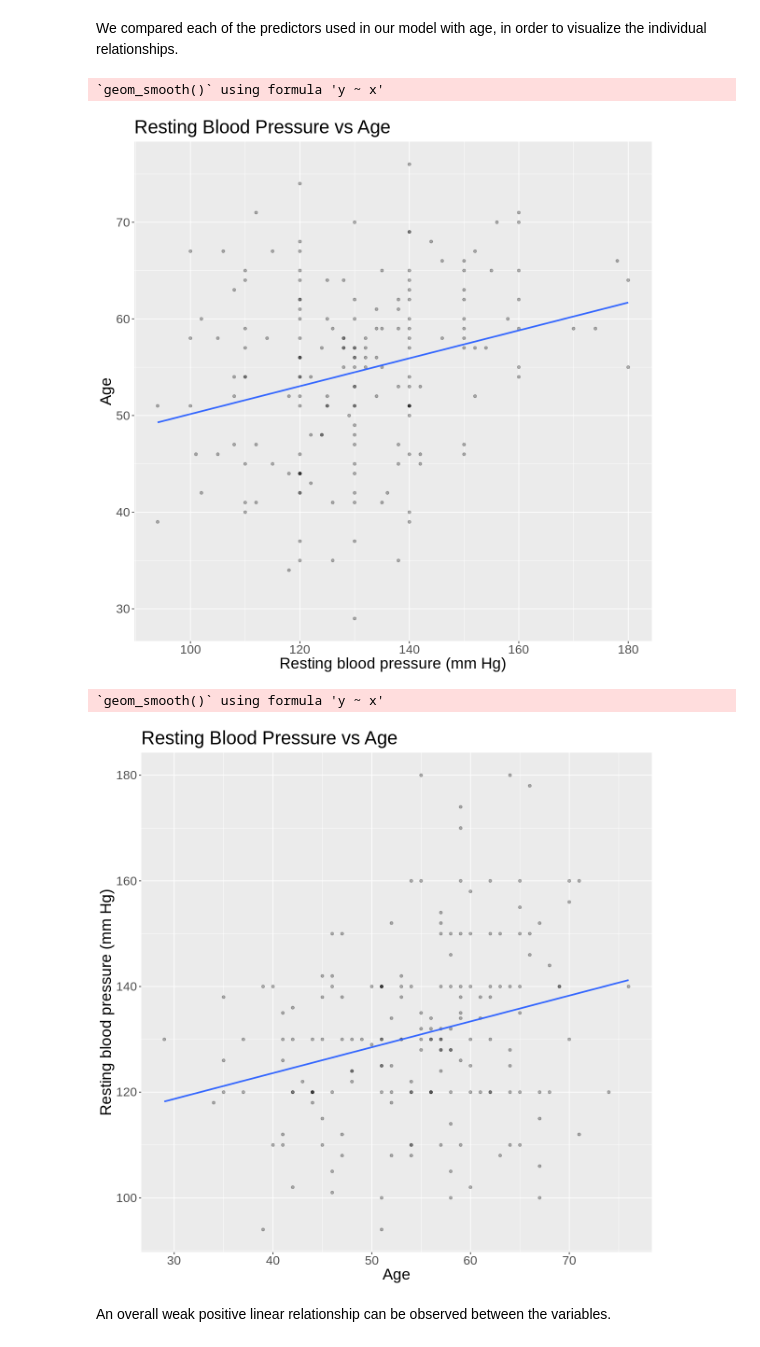
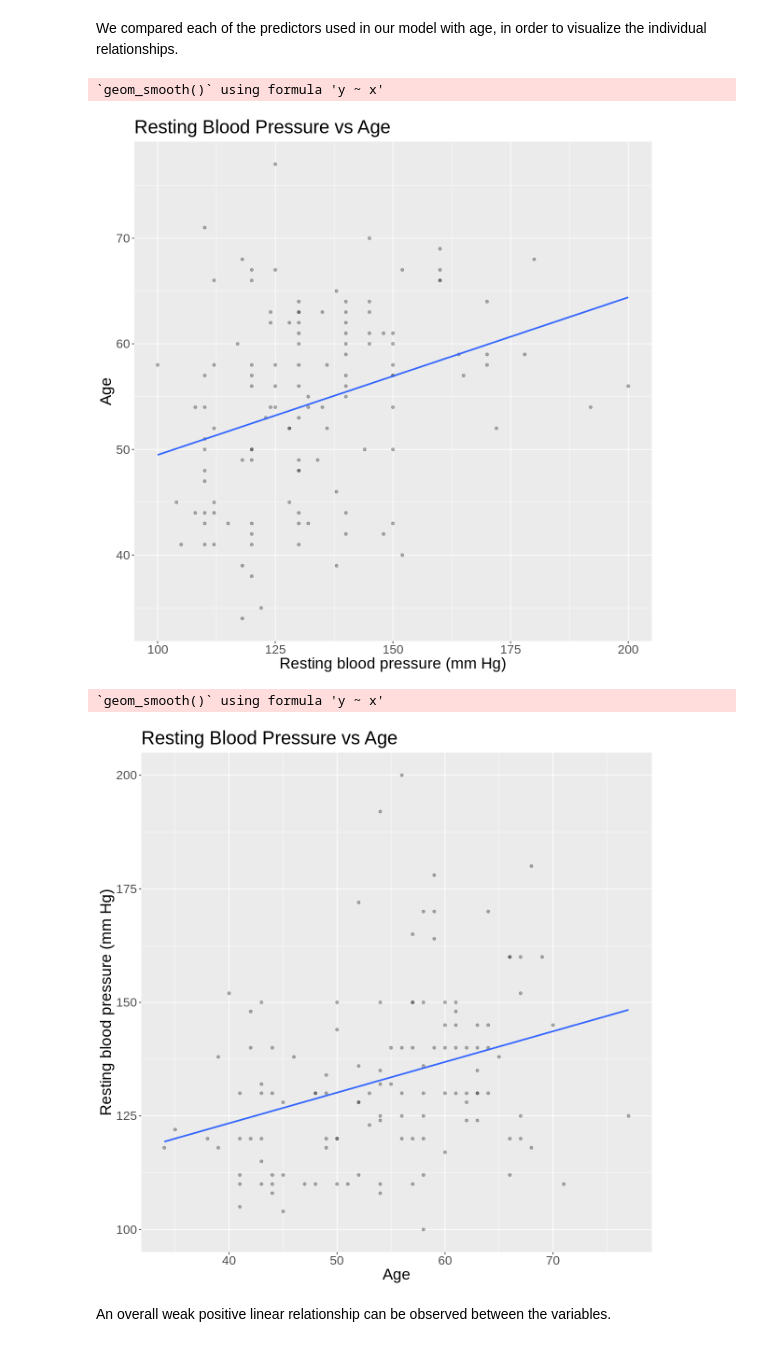
Before and after one commit to klydestad/group_153_project, a Jupyter notebook: group.153.project.report.ipynb, the cells around one changed output. Saved outputs shown, nothing was run; the diff lists cells and outputs as text; code cells hidden in the pictures.

```diff
--- a/group.153.project.report.ipynb
+++ b/group.153.project.report.ipynb
@@ -351,7 +351,7 @@ Overall, the residuals seem to be randomly and evenly distributed enough to sugg
 We compared each of the predictors used in our model with age, in order to visualize the individual relationships.
 # %%
 #Create a graph comparing resting blood pressure to age
-trestbps_age_plot <- ggplot(heart_training, aes(x = trestbps, y = age)) +
+trestbps_age_plot <- ggplot(heart_testing, aes(x = trestbps, y = age)) +
                   geom_point(alpha = 0.3) +
                   xlab("Resting blood pressure (mm Hg)") +
                   ylab("Age") +
@@ -361,20 +361,20 @@ trestbps_age_plot <- ggplot(heart_training, aes(x = trestbps, y = age)) +
 trestbps_age_plot
 # %% [output]
 `geom_smooth()` using formula 'y ~ x'
-[figure, old version]
+[figure, new version]
 # %%
 #Create a graph comparing resting blood pressure to age
-trestbps_age_plot <- ggplot(heart_training, aes(x = age, y = trestbps)) +
+trestbps_age_plot <- ggplot(heart_testing, aes(x = age, y = trestbps)) +
                   geom_point(alpha = 0.3) +
                   xlab("Age") +
                   ylab("Resting blood pressure (mm Hg)") +
                   ggtitle("Resting Blood Pressure vs Age") +
                   geom_smooth(method = "lm", se = FALSE) +
                   theme(text = element_text(size = 20))
 trestbps_age_plot
 # %% [output]
 `geom_smooth()` using formula 'y ~ x'
-[figure, old version]
+[figure, new version]
 # %% [markdown]
 An overall weak positive linear relationship can be observed between the variables.
 # %%
```
Also changed, not shown: parts of 12 cells of this notebook.
